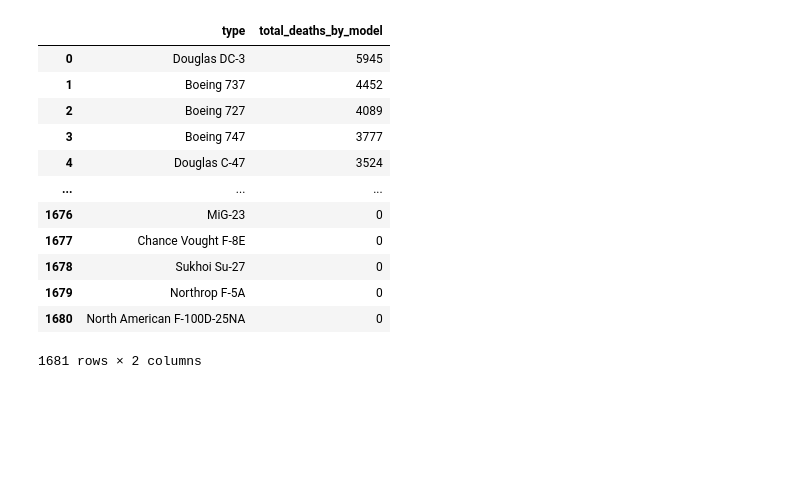
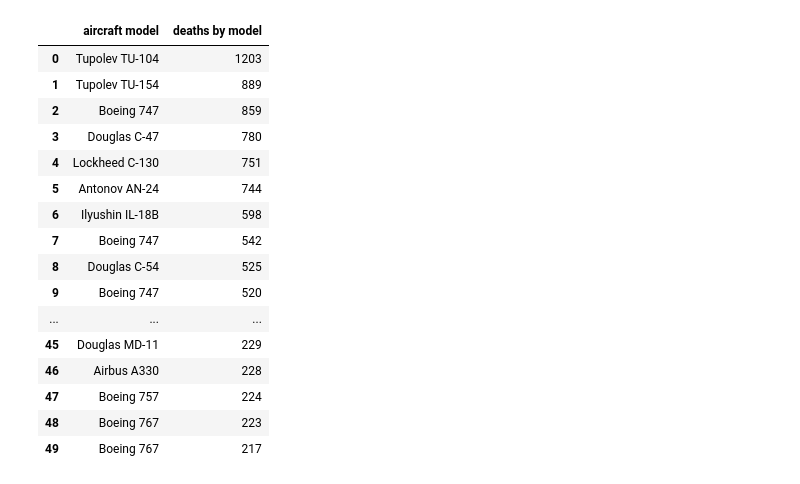
Before and after one commit to jcjv86/mid_bootcamp_project, a Jupyter notebook: notebooks/main.ipynb, the cells around one changed output. Cells and saved outputs as stored; diff of their text form; code cells hidden in the pictures; blank space fills up the shorter version.

```diff
--- a/notebooks/main.ipynb
+++ b/notebooks/main.ipynb
@@ -34,17 +137,24 @@ aboard_deaths_op
 # %%
-pax_deaths_type = data.groupby(['type']).agg({'fatalities':'sum'}).rename(columns={'fatalities':'pax_deaths_by_model'}).sort_values(by='pax_deaths_by_model', ascending=False).reset_index()
-pax_deaths_type
+pax_deaths_type = data.groupby(['type', 'operator']).agg({'fatalities':'sum'}).rename(columns={'fatalities':'deaths by model'}).sort_values(by='deaths by model', ascending=False).reset_index()
+pax_deaths_type.rename(columns={'type' : 'aircraft model'}, inplace=True)
+deadliest_model_total = pax_deaths_type.drop('operator', axis=1)
+deadliest_model_total = deadliest_model_total.nlargest(50, ['deaths by model'], keep='first')
+deadliest_model_total
 # %% [output]
-|  | type | total_deaths_by_model |
-| 0 | Douglas DC-3 | 5945 |
-| 1 | Boeing 737 | 4452 |
-| 2 | Boeing 727 | 4089 |
-| 3 | Boeing 747 | 3777 |
-| 4 | Douglas C-47 | 3524 |
+|  | aircraft model | deaths by model |
+| 0 | Tupolev TU-104 | 1203 |
+| 1 | Tupolev TU-154 | 889 |
+| 2 | Boeing 747 | 859 |
+| 3 | Douglas C-47 | 780 |
+| 4 | Lockheed C-130 | 751 |
+| 5 | Antonov AN-24 | 744 |
+| 6 | Ilyushin IL-18B | 598 |
+| 7 | Boeing 747 | 542 |
+| 8 | Douglas C-54 | 525 |
+| 9 | Boeing 747 | 520 |
 | ... | ... | ... |
-| 1676 | MiG-23 | 0 |
-| 1677 | Chance Vought F-8E | 0 |
-| 1678 | Sukhoi Su-27 | 0 |
-| 1679 | Northrop F-5A | 0 |
-| 1680 | North American F-100D-25NA | 0 |
+| 45 | Douglas MD-11 | 229 |
+| 46 | Airbus A330 | 228 |
+| 47 | Boeing 757 | 224 |
+| 48 | Boeing 767 | 223 |
+| 49 | Boeing 767 | 217 |
-1681 rows × 2 columns
```
Also changed, not shown: parts of 30 cells of this notebook, 15 other files.
